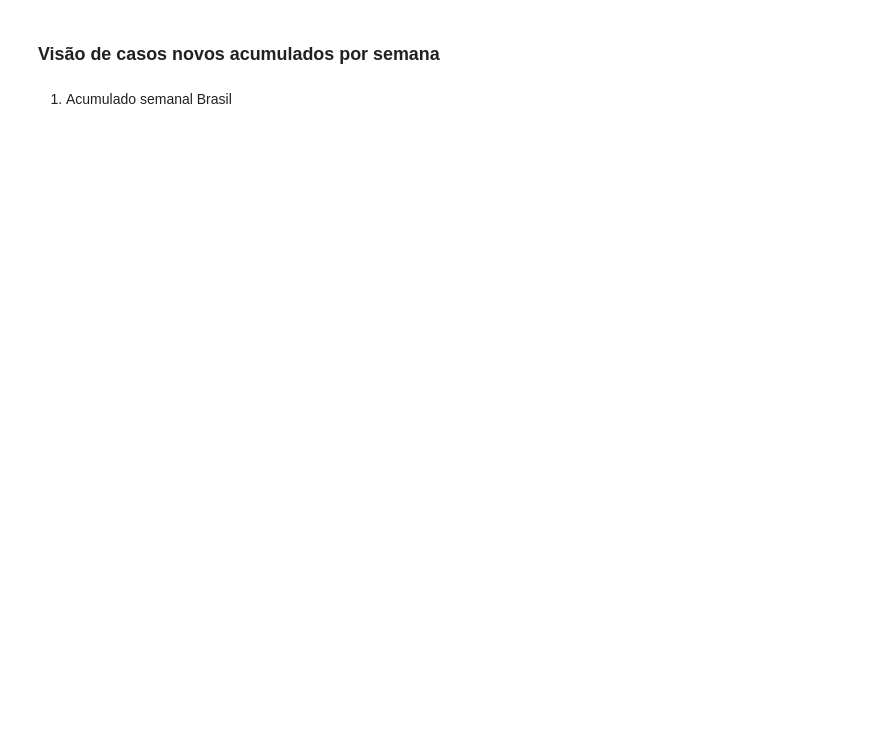
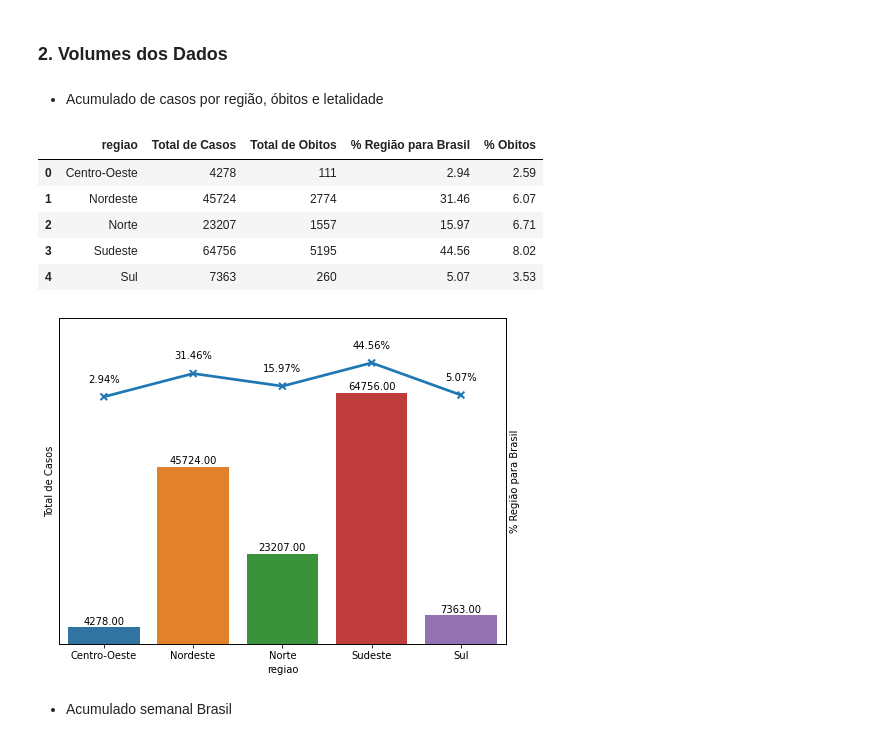
Before and after one commit to leocneves/COVID-19, a Jupyter notebook: notebooks/covid_main.ipynb, the cells around one changed output. Saved outputs shown, nothing was run; the diff lists cells and outputs as text; code cells hidden in the pictures; blank space fills up the shorter version.

Commit message:
Some graphs added

```diff
--- a/notebooks/covid_main.ipynb
+++ b/notebooks/covid_main.ipynb
@@ -53,4 +70,74 @@ df.groupby('regiao').sum()['casosNovos'].reset_index().sort_values('casosNovos')
+# %% [markdown]
+### 2. Volumes dos Dados
 # %% [markdown]
-### Visão de casos novos acumulados por semana
+- Acumulado de casos por região, óbitos e letalidade
+# %%
+df_vol = pd.pivot_table(df, values=['casosNovos', 'obitosNovos'],
+               columns=['regiao'], aggfunc=[np.sum]).xs('sum', axis=1, drop_level=True).T.reset_index()
+
+df_vol.rename(columns={'casosNovos':'Total de Casos', 'obitosNovos':'Total de Obitos'}, inplace = True)
+
+df_vol['% Região para Brasil'] = round((df_vol['Total de Casos'] / df_vol['Total de Casos'].sum()) * 100, 2) # % da região
+df_vol['% Obitos'] = round((df_vol['Total de Obitos'] / df_vol['Total de Casos']) * 100, 2) # Letalidade
+display(df_vol)
+
+fig, ax = plt.subplots(figsize=(8,6))
+# Criando os plots
+sn.barplot(x='regiao', y='Total de Casos', data=df_vol, ax=ax)
+ax2 = plt.twinx()
+sn.pointplot(x='regiao', y='% Região para Brasil', data=df_vol, ax=ax2, markers='x')
+
+# Setando configurações
+ax.set(ylim=(0, df_vol['Total de Casos'].max()*1.3), yticks=[])
+ax2.set(ylim=(-300, 100), yticks=[])
+
+# Anotando
+for rect, i in zip(ax.patches, df_vol['% Região para Brasil'].values):
+    y_value = rect.get_height()
+    x_value = rect.get_x() + rect.get_width() / 2
+
+    # Number of points between bar and label. Change to your liking.
+    space = 1
+    # Vertical alignment for positive values
+    va = 'bottom'
+
+    # If value of bar is negative: Place label below bar
+    if y_value < 0:
+        # Invert space to place label below
+        space *= -1
+        # Vertically align label at top
+        va = 'top'
+
+    # Use Y value as label and format number with one decimal place
+    label = "{:.2f}".format(y_value)
+
+    # Create annotation
+    ax.annotate(
+        label,                      # Use `label` as label
+        (x_value, y_value),         # Place label at end of the bar
+        xytext=(0, space),          # Vertically shift label by `space`
+        textcoords="offset points", # Interpret `xytext` as offset in points
+        ha='center',                # Horizontally center label
+        va=va)                      # Vertically align label differently for
+                                    # positive and negative values.
+
+    ax2.annotate(
+        str(i) + '%\n',                      # Use `label` as label
+        (x_value, i),         # Place label at end of the bar
+        xytext=(0, space),          # Vertically shift label by `space`
+        textcoords="offset points", # Interpret `xytext` as offset in points
+        ha='center',                # Horizontally center label
+        va=va)                      # Vertically align label differently for
+                                    # positive and negative values.
+
+plt.show()
+# %% [output]
+|  | regiao | Total de Casos | Total de Obitos | % Região para Brasil | % Obitos |
+| 0 | Centro-Oeste | 4278 | 111 | 2.94 | 2.59 |
+| 1 | Nordeste | 45724 | 2774 | 31.46 | 6.07 |
+| 2 | Norte | 23207 | 1557 | 15.97 | 6.71 |
+| 3 | Sudeste | 64756 | 5195 | 44.56 | 8.02 |
+| 4 | Sul | 7363 | 260 | 5.07 | 3.53 |
+[figure, added]
 # %% [markdown]
-1. Acumulado semanal Brasil
+- Acumulado semanal Brasil
```
Also changed, not shown: parts of 17 cells of this notebook.
